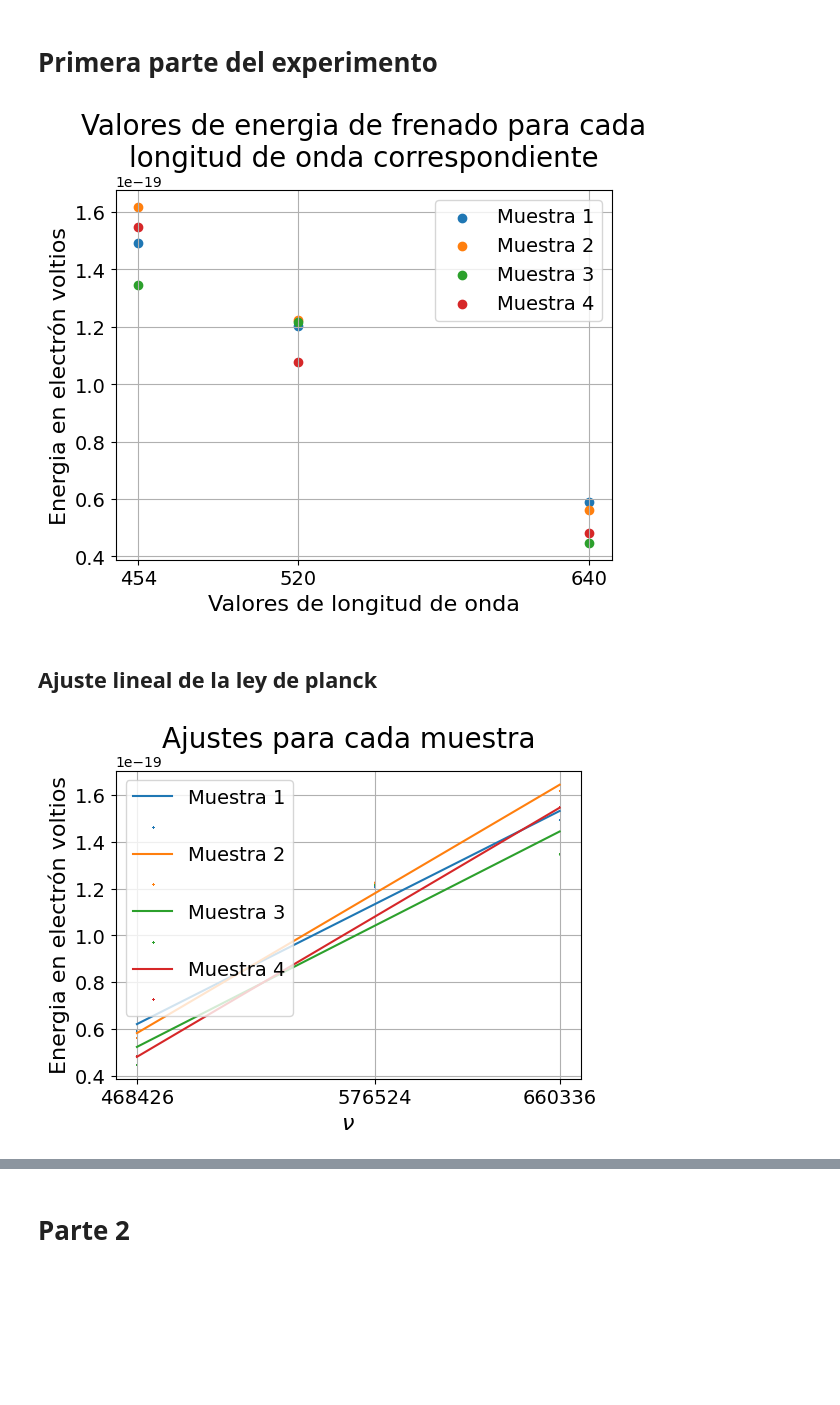
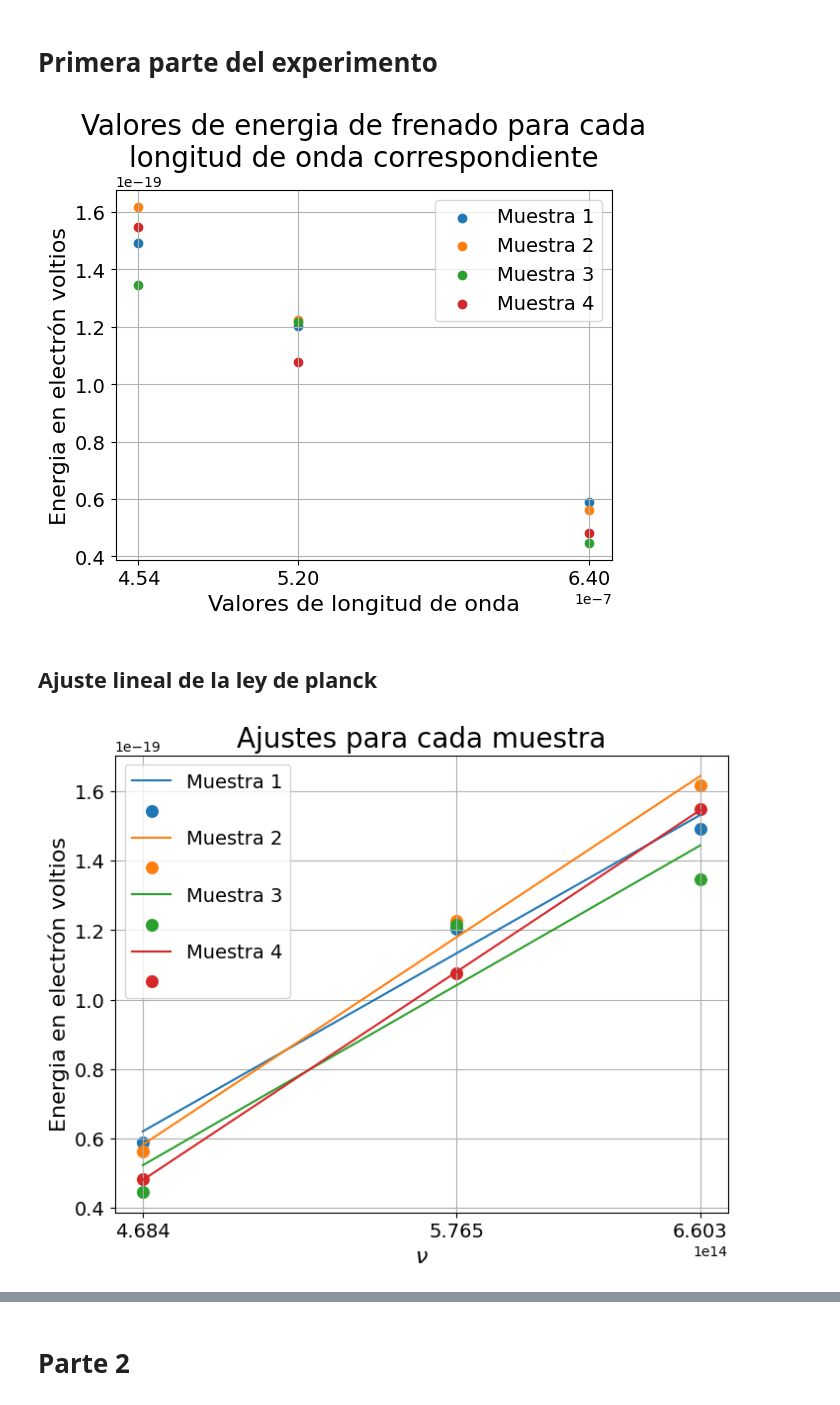
Before and after one commit to Jesus-Gamboa/Experimental_IV, a Jupyter notebook: Efecto_fotoeléctrico/Notebook.ipynb, the cells around one changed output, grey strips where cells are left out. Cells and saved outputs as stored; diff of their text form; code cells hidden in the pictures; blank space fills up the shorter version.

```diff
--- a/Efecto_fotoeléctrico/Notebook.ipynb
+++ b/Efecto_fotoeléctrico/Notebook.ipynb
@@ -23,7 +23,7 @@ c = 299792458
 # Array de las longitudes de onda y los voltajes de frenado para varios intentos
 
 data = np.array(
-        [['lambda',640e-9, 5201e-9, 4541e-9],
+        [['lambda',640e-9, 520e-9, 454e-9],
         [1, 368, 752, 931 ],
         [2, 351, 765, 1010],
         [3, 279, 759, 840],
@@ -46,39 +46,39 @@ plt.xlabel('Valores de longitud de onda', fontsize = 16)
 plt.ylabel('Energia en electrón voltios', fontsize = 16)
 plt.grid()
 # %% [output]
-[figure, old version]
+[figure, new version]
 # %% [markdown]
 ## Ajuste lineal de la ley de planck
 # %%
 # Realizamos ajuste lineal de los datos para cada caso
 a = np.zeros(4)
 b = np.zeros(4)
 cova = np.zeros(4)
 covb = np.zeros(4)
 nu = c/l
-plt.figure(figsize = (6,4))
+plt.figure(figsize = (8,6))
 plt.title('Ajustes para cada muestra', fontsize = 20)
 for i in range(4):
     y = data[i + 1 , 1:].astype(float)
     E = y*1.602e-22 #Energía en electron voltios
 
     par, cov = curve_fit(lineal,nu ,E )
     a[i] = par[0]
     b[i] = par[1]
     cova = cov[0,0]
     covb = cov[1,1]
 
     plt.plot(nu, lineal(nu, a[i], b[i]),  label = f'Muestra {i +1}')
-    plt.scatter(nu,y*1.602e-22, E, label = ' ')
+    plt.scatter(nu,E,marker= 'o',s = 70, label = ' ')
 
 plt.legend(fontsize = 14)
 plt.xticks(nu, fontsize = 14)
 plt.yticks(fontsize = 14)
 plt.xlabel('$\\nu$', fontsize = 16)
 plt.ylabel('Energia en electrón voltios', fontsize = 16)
 plt.grid()
 # %% [output]
-[figure, old version]
+[figure, new version]
 # %%
 a
 # %% [output]
```
Also changed, not shown: parts of 7 cells of this notebook, 2 other files.
